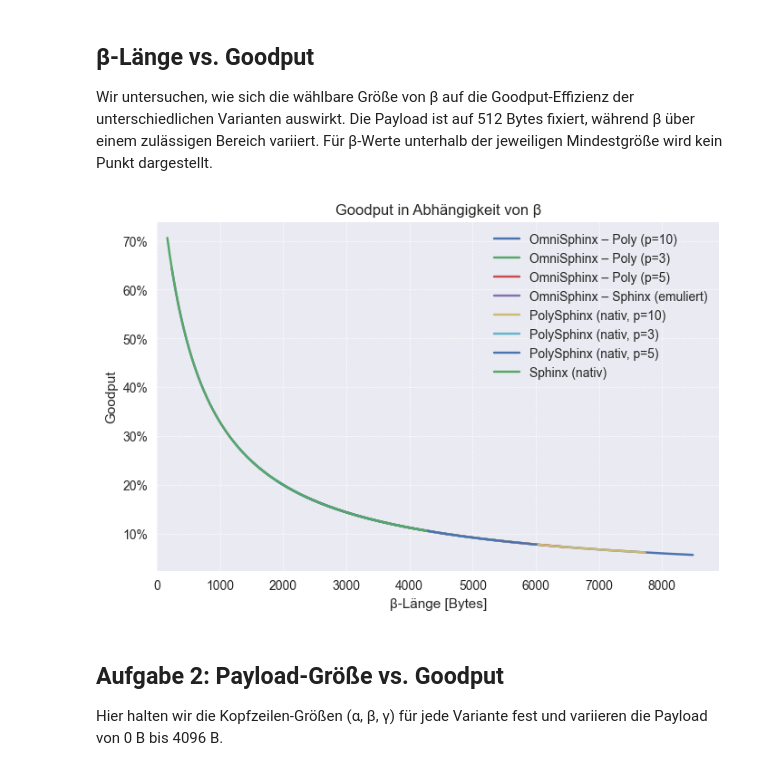
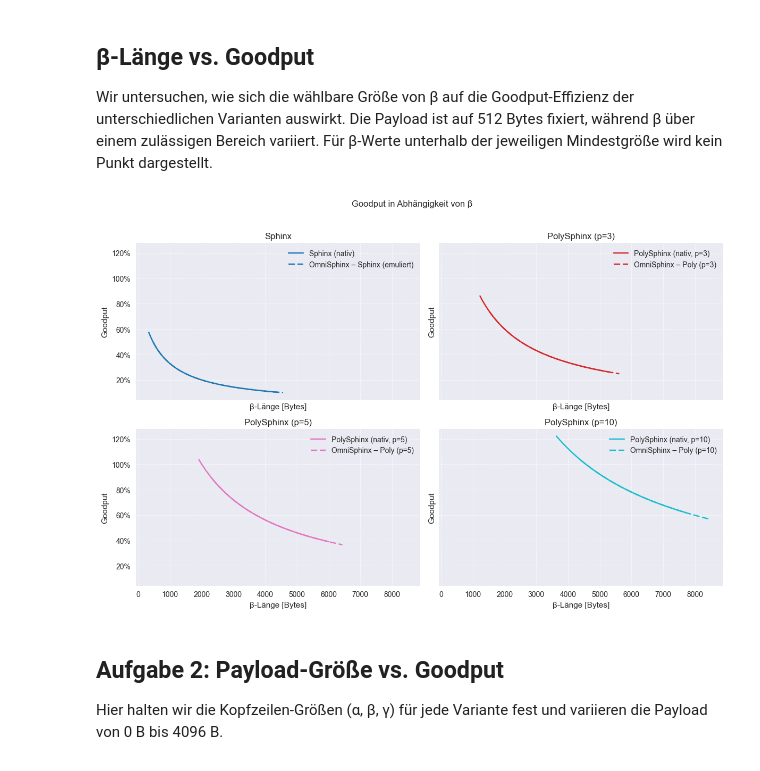
Before and after one commit to kit-ps/OmniSphinx, a Jupyter notebook: size_evaluation.ipynb, the cells around one changed output. Drawn from its saved outputs; the diff is of its cells as text; code cells hidden in the pictures.

```diff
--- a/size_evaluation.ipynb
+++ b/size_evaluation.ipynb
@@ -69,12 +69,12 @@ def packet_size_bits(payload_bits: int, beta_bits: int) -> int:
     return ALPHA_BITS + GAMMA_BITS + beta_bits + payload_bits
 
 
-def goodput(payload_bits: int, total_bits: int) -> float:
-    """Goodput defined as the ratio of payload bits to transmitted bits."""
+def goodput(payload_bits: int, total_bits: int, replication_factor: int = 1) -> float:
+    """Goodput defined as the ratio of delivered payload bits to transmitted bits."""
 
     if total_bits == 0:
         return 0.0
-    return payload_bits / total_bits
+    return (payload_bits * replication_factor) / total_bits
 # %%
 
 # Instruction block sizes for OmniSphinx
@@ -194,14 +194,14 @@ def native_poly_beta_bits(p: int, *, path_length: int = PATH_LENGTH, kappa_bits:
 def native_sphinx_beta_bits(*, path_length: int = PATH_LENGTH, kappa_bits: int = KAPPA_BITS) -> int:
     """Beta length for native Sphinx packets."""
 
-    return path_length * (2 * kappa_bits + BITS_PER_BYTE)
+    return path_length * 2 * (2 * kappa_bits + BITS_PER_BYTE) # 2 Times Path Length, since in PolySphinx each Segment (from Sender to Replication and from Replication to Exit) has pathlength hops
 
 
 def omni_sphinx_beta_bits(*, path_length: int = PATH_LENGTH, kappa_bits: int = KAPPA_BITS) -> int:
     """Beta length for OmniSphinx emulating the native Sphinx format."""
 
     instr_bits = sphinx_instruction_bits(kappa_bits)
-    return path_length * (instr_bits + kappa_bits + BITS_PER_BYTE)
+    return path_length * 2 * (instr_bits + kappa_bits + BITS_PER_BYTE)
 # %%
 
 # Variant description
@@ -257,7 +257,10 @@ BETA_STEP_BYTES = 16
 payload_bits_task1 = bytes_to_bits(PAYLOAD_TASK1_BYTES)
 beta_goodput_records = []
 
+variant_families = []
+variant_families = []
 for key, variant in variants.items():
+    replication_factor = variant.p if variant.p is not None else 1
     beta_min_bits = variant.beta_min
     beta_min_bytes = bits_to_full_bytes(beta_min_bits)
     beta_range_bytes = np.arange(
@@ -273,47 +276,74 @@ for key, variant in variants.items():
         beta_bits = bytes_to_bits(beta_bytes)
         if beta_bits < beta_min_bits:
             continue
         total_bits = packet_size_bits(payload_bits_task1, beta_bits)
-        gp = goodput(payload_bits_task1, total_bits)
+        gp = goodput(payload_bits_task1, total_bits, replication_factor)
         valid_beta_bytes.append(beta_bytes)
         goodput_values.append(gp)
 
     if not valid_beta_bytes:
         continue
 
+    family = "Sphinx" if variant.p is None else f"PolySphinx (p={variant.p})"
+    if family not in variant_families:
+        variant_families.append(family)
+
     beta_goodput_records.append(
         pd.DataFrame(
             {
                 "Variante": variant.name,
+                "Variantenfamilie": family,
+                "Kind": variant.kind,
                 "β [B]": valid_beta_bytes,
                 "Goodput": goodput_values,
             }
         )
     )
 
 if not beta_goodput_records:
     raise ValueError("Es stehen keine gültigen β-Werte zur Verfügung.")
 
 beta_goodput_df = (
     pd.concat(beta_goodput_records, ignore_index=True)
-    .sort_values(["Variante", "β [B]"])
+    .sort_values(["Variantenfamilie", "Kind", "β [B]"])
     .reset_index(drop=True)
 )
 
-fig, ax = plt.subplots(figsize=(8, 5))
-for name, group in beta_goodput_df.groupby("Variante"):
-    sorted_group = group.sort_values("β [B]")
-    ax.plot(sorted_group["β [B]"], sorted_group["Goodput"], label=name)
-ax.set_title("Goodput in Abhängigkeit von β")
-ax.set_xlabel("β-Länge [Bytes]")
-ax.set_ylabel("Goodput")
-ax.yaxis.set_major_formatter(mtick.PercentFormatter(1.0))
-ax.grid(True, which="both", linestyle="--", linewidth=0.5)
-ax.legend()
-ax.set_xlim(left=0)
+line_styles = {"native": "-", "omni": (0, (5, 2))}
+colors = plt.cm.tab10(np.linspace(0, 1, len(variant_families)))
+family_colors = dict(zip(variant_families, colors))
+
+ncols = 2
+nrows = math.ceil(len(variant_families) / ncols)
+fig, axes = plt.subplots(nrows, ncols, figsize=(12, 8), sharex=True, sharey=True)
+axes = np.array(axes).reshape(-1)
+
+for ax, family in zip(axes, variant_families):
+    subset = beta_goodput_df[beta_goodput_df["Variantenfamilie"] == family]
+    for kind, group in subset.groupby("Kind"):
+        sorted_group = group.sort_values("β [B]")
+        ax.plot(
+            sorted_group["β [B]"],
+            sorted_group["Goodput"],
+            label=sorted_group["Variante"].iloc[0],
+            color=family_colors[family],
+            linestyle=line_styles.get(kind, "-"),
+        )
+    ax.set_title(family)
+    ax.set_xlabel("β-Länge [Bytes]")
+    ax.set_ylabel("Goodput")
+    ax.yaxis.set_major_formatter(mtick.PercentFormatter(1.0))
+    ax.grid(True, which="both", linestyle="--", linewidth=0.5)
+    ax.legend()
+
+for ax in axes[len(variant_families):]:
+    ax.set_visible(False)
+
+fig.suptitle("Goodput in Abhängigkeit von β")
+fig.tight_layout(rect=(0, 0, 1, 0.96))
 plt.show()
 # %% [output]
-[figure, old version]
+[figure, new version]
 # %% [markdown]
 ## Aufgabe 2: Payload-Größe vs. Goodput
 
```
Also changed, not shown: parts of 2 cells of this notebook.
